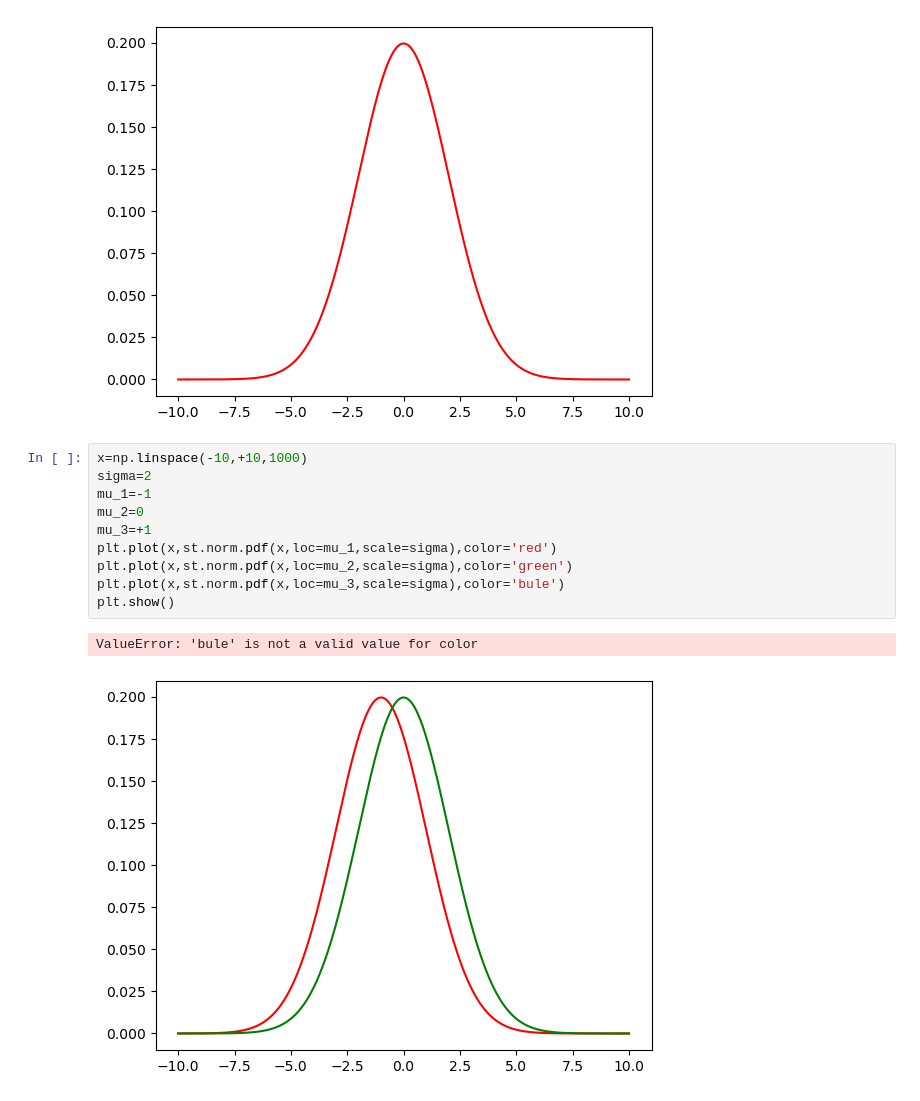
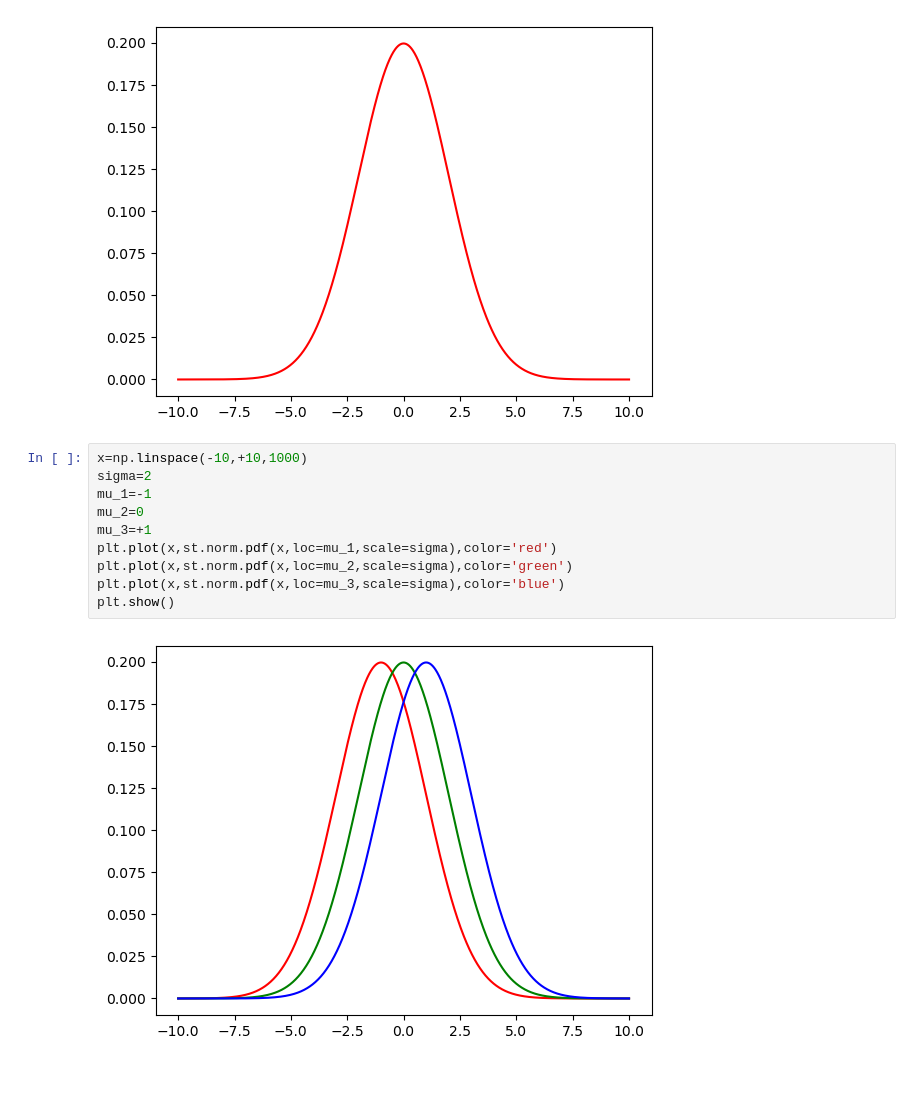
Before and after one commit to PhamTung2205/SIC, a Jupyter notebook: ex_0302.ipynb, the cells around one changed output. Cells and saved outputs as stored; diff of their text form.

```diff
--- a/ex_0302.ipynb
+++ b/ex_0302.ipynb
@@ -83,13 +83,12 @@ plt.show()
 # %%
 x=np.linspace(-10,+10,1000)
 sigma=2
 mu_1=-1
 mu_2=0
 mu_3=+1
 plt.plot(x,st.norm.pdf(x,loc=mu_1,scale=sigma),color='red')
 plt.plot(x,st.norm.pdf(x,loc=mu_2,scale=sigma),color='green')
-plt.plot(x,st.norm.pdf(x,loc=mu_3,scale=sigma),color='bule')
+plt.plot(x,st.norm.pdf(x,loc=mu_3,scale=sigma),color='blue')
 plt.show()
 # %% [output]
-ValueError: 'bule' is not a valid value for color
-[figure, old version]
+[figure, new version]
```
